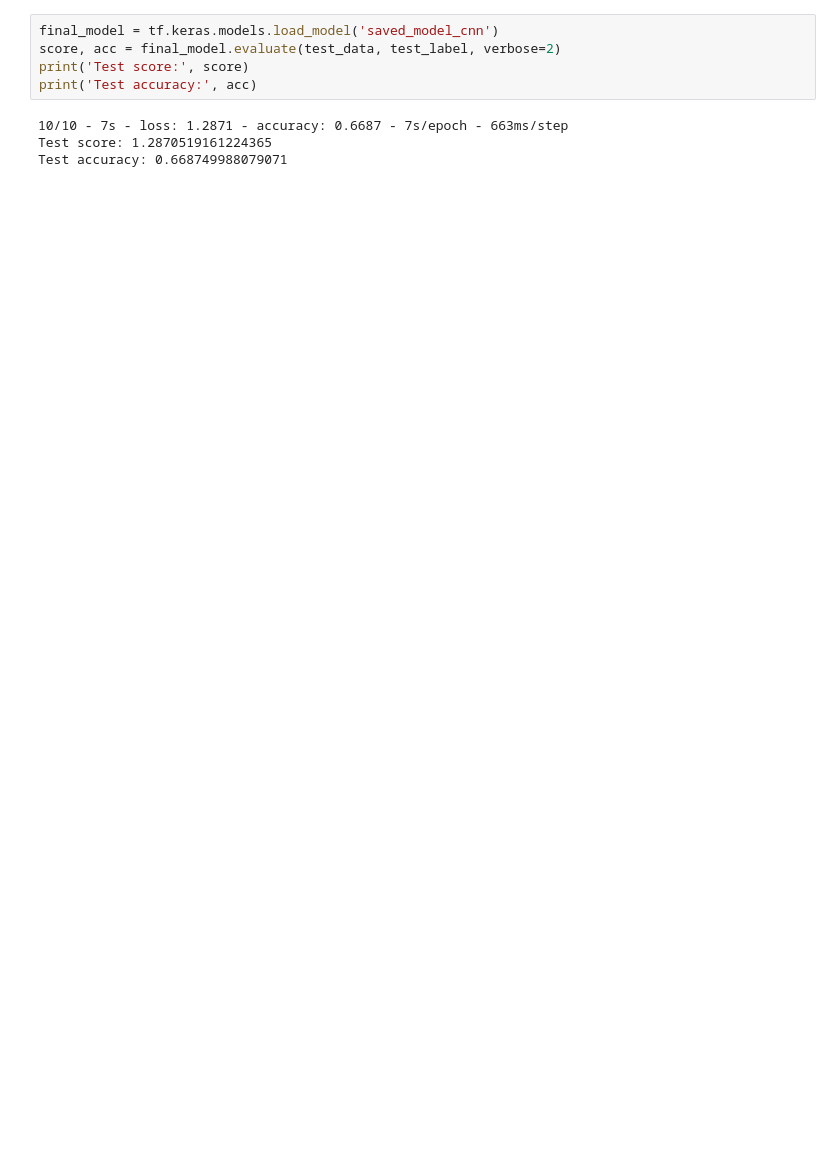
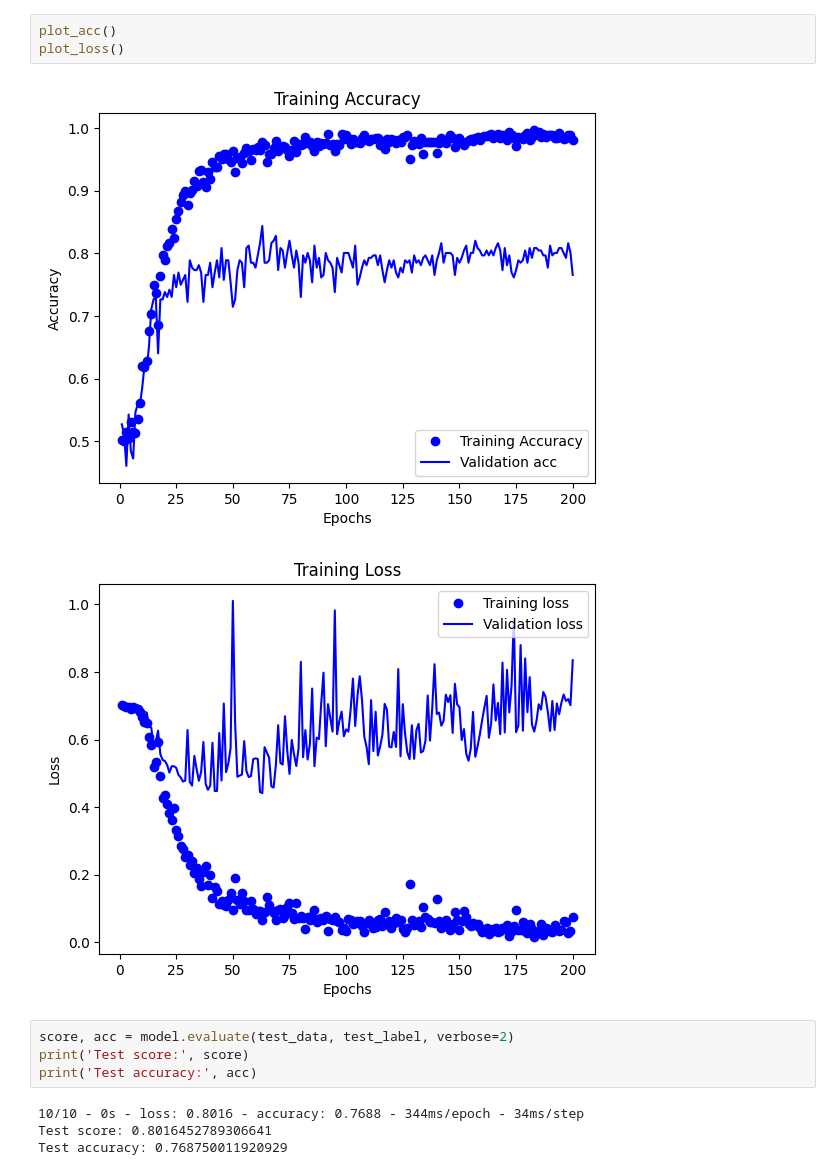
Before and after one commit to thestianchris/FakeReviewDetect, a Jupyter notebook: CnnClassify.ipynb, the cells around one changed output. Cells and saved outputs as stored; diff of their text form; blank space fills up the shorter version.

Commit message:
model updates

```diff
--- a/CnnClassify.ipynb
+++ b/CnnClassify.ipynb
@@ -157,11 +166,16 @@ WARNING:absl:Found untraced functions such as _jit_compiled_convolution_op while
 INFO:tensorflow:Assets written to: saved_model_cnn\assets
 INFO:tensorflow:Assets written to: saved_model_cnn\assets
+# %%
+plot_acc()
+plot_loss()
+# %% [output]
+[figure, added]
+[figure, added]
 # %%
-final_model = tf.keras.models.load_model('saved_model_cnn')
-score, acc = final_model.evaluate(test_data, test_label, verbose=2)
+score, acc = model.evaluate(test_data, test_label, verbose=2)
 print('Test score:', score)
 print('Test accuracy:', acc)
 # %% [output]
-10/10 - 7s - loss: 1.2871 - accuracy: 0.6687 - 7s/epoch - 663ms/step
-Test score: 1.2870519161224365
-Test accuracy: 0.668749988079071
+10/10 - 0s - loss: 0.8016 - accuracy: 0.7688 - 344ms/epoch - 34ms/step
+Test score: 0.8016452789306641
+Test accuracy: 0.768750011920929
```
Also changed, not shown: parts of 10 cells of this notebook, 1 other file.
